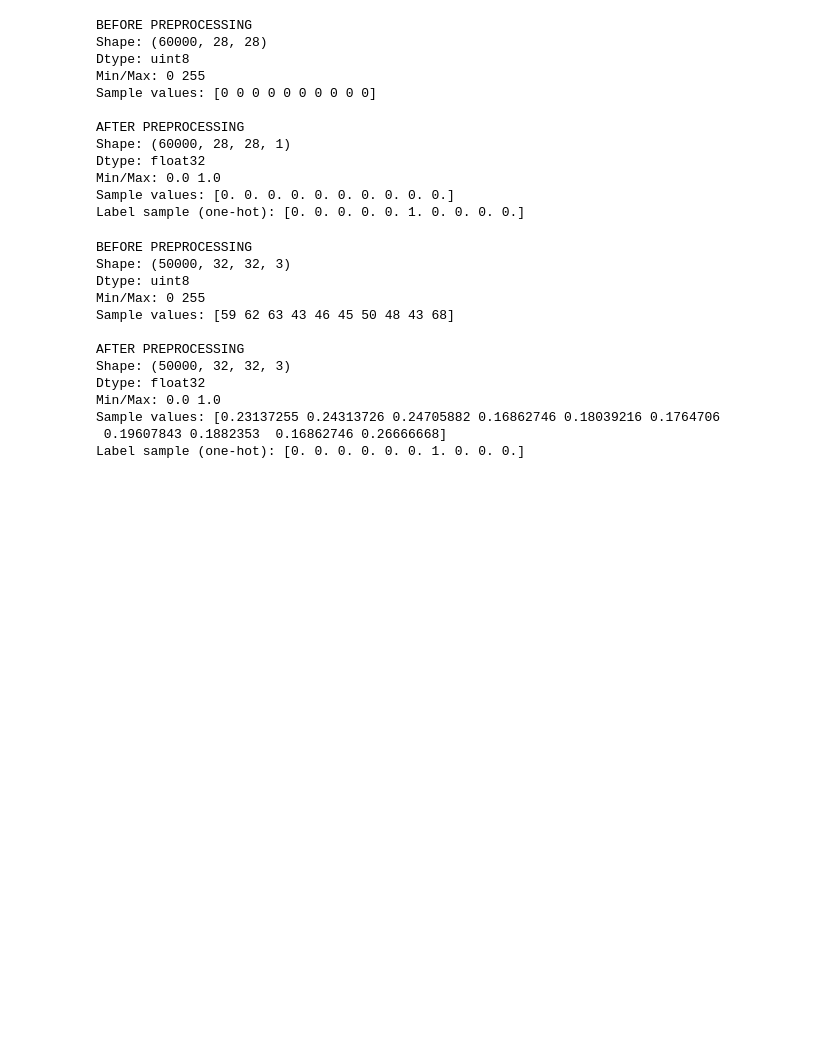
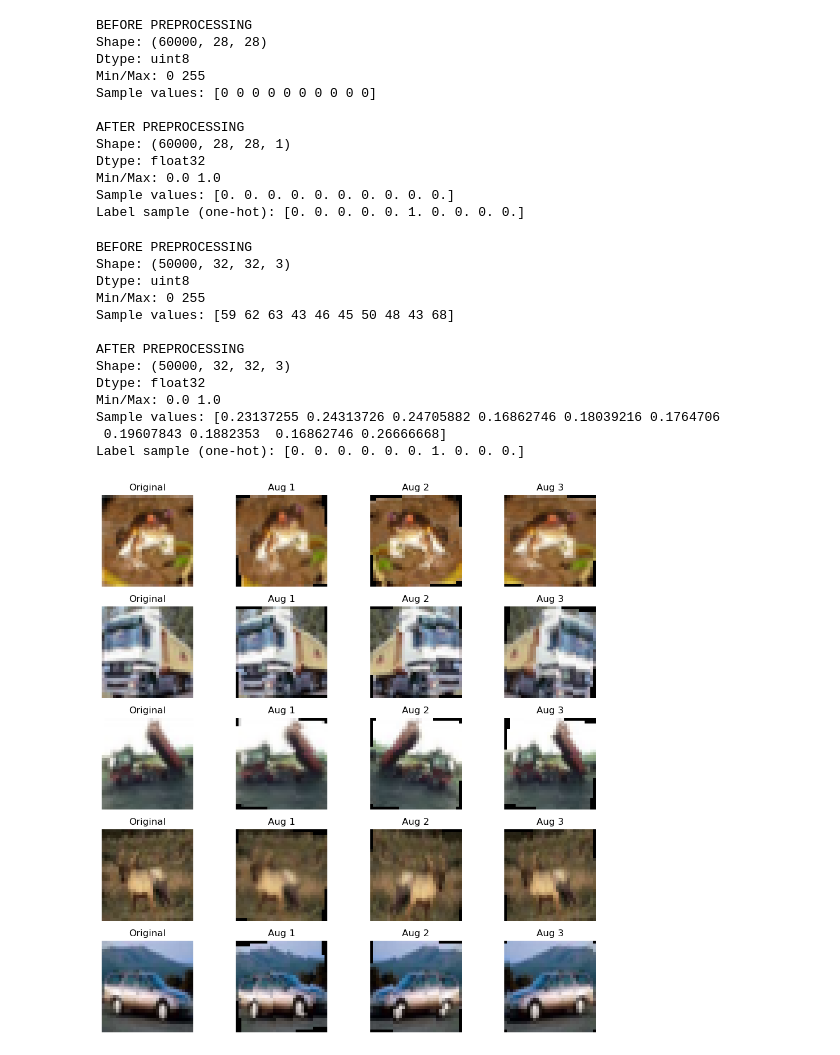
Before and after one commit to ritesh-kr18/CNN_Lab_Work, a Jupyter notebook: 24cd3035_CNN_Lab.ipynb, the cells around one changed output. Cells and saved outputs as stored; diff of their text form; code cells hidden in the pictures; blank space fills up the shorter version.

Commit message:
Task 1: augmentation implemented for MNIST and CIFAR-10 with label-preserving strategy

```diff
--- a/24cd3035_CNN_Lab.ipynb
+++ b/24cd3035_CNN_Lab.ipynb
@@ -194,3 +194,36 @@ Min/Max: 0.0 1.0
 Sample values: [0.23137255 0.24313726 0.24705882 0.16862746 0.18039216 0.1764706
  0.19607843 0.1882353  0.16862746 0.26666668]
 Label sample (one-hot): [0. 0. 0. 0. 0. 0. 1. 0. 0. 0.]
+# %%
+cifar_transform = transforms.Compose([
+    transforms.ToPILImage(),
+    transforms.RandomHorizontalFlip(p=0.5),
+    transforms.RandomRotation(10),
+    transforms.RandomResizedCrop(32, scale=(0.9, 1.1)),
+    transforms.ToTensor()
+])
+# %%
+fig, axes = plt.subplots(5, 4, figsize=(10, 10))
+
+for i in range(5):
+    img = x_train_c[i]
+
+    # Original
+    axes[i, 0].imshow(img)
+    axes[i, 0].set_title("Original")
+    axes[i, 0].axis("off")
+
+    # Augmented
+    for j in range(1, 4):
+        aug_img = cifar_transform(img)
+        aug_img = aug_img.permute(1, 2, 0)
+
+        axes[i, j].imshow(aug_img)
+        axes[i, j].set_title(f"Aug {j}")
+        axes[i, j].axis("off")
+
+plt.tight_layout()
+plt.savefig("augmentation_demo.png")
+plt.show()
+# %% [output]
+[figure, added]
```
Also changed, not shown: parts of 5 cells of this notebook.
